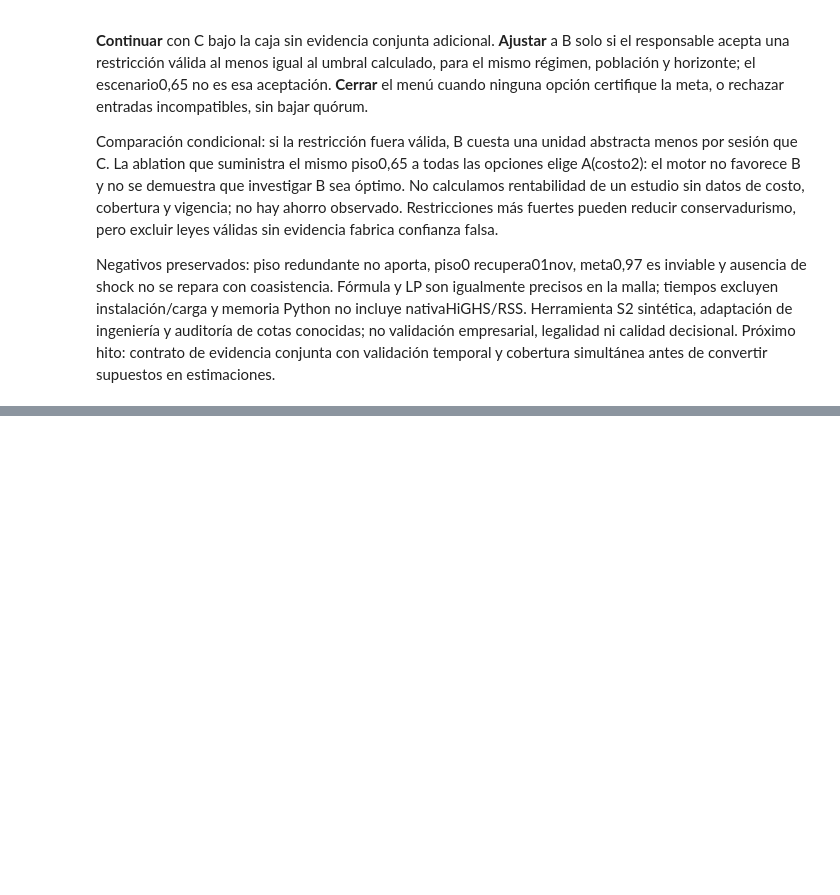
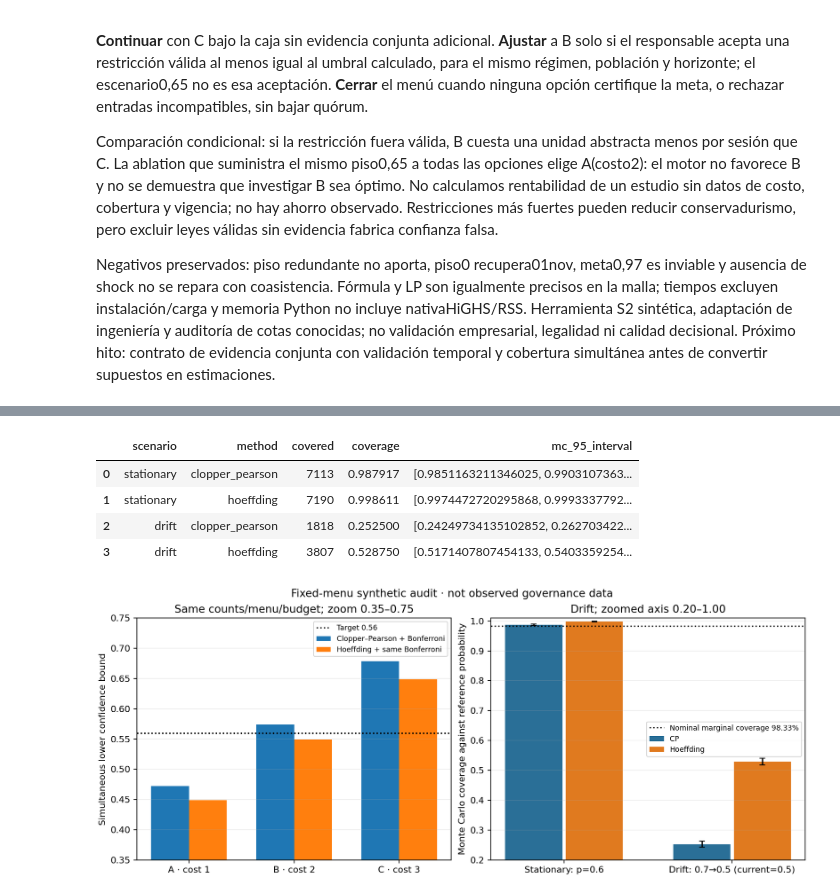
Before and after one commit to Jose85100/Portafolio, a Jupyter notebook: 06-strategy-innovation-and-leadership/21-executive-governance-board-decisions/quorum-common-cause-gate/notebook.ipynb, the cells around one changed output, grey strips where cells are left out. Drawn from its saved outputs; the diff is of its cells as text; code cells hidden in the pictures; blank space fills up the shorter version.

```diff
--- a/06-strategy-innovation-and-leadership/21-executive-governance-board-decisions/quorum-common-cause-gate/notebook.ipynb
+++ b/06-strategy-innovation-and-leadership/21-executive-governance-board-decisions/quorum-common-cause-gate/notebook.ipynb
@@ -479,0 +557,13 @@ Negativos preservados: piso redundante no aporta, piso0 recupera01nov, meta0,97
+# %%
+mc = json.loads(open('results/coattendance_summary.json').read())['monte_carlo']
+display(pd.DataFrame([{ 'scenario': s, 'method': method, **values }
+                       for s, group in mc.items() for method, values in group.items()
+                       if method in ('clopper_pearson','hoeffding')]))
+display(Image(filename='results/coattendance_gate.png'))
+# %% [output]
+|  | scenario | method | covered | coverage | mc_95_interval |
+| 0 | stationary | clopper_pearson | 7113 | 0.987917 | [0.9851163211346025, 0.9903107363... |
+| 1 | stationary | hoeffding | 7190 | 0.998611 | [0.9974472720295868, 0.9993337792... |
+| 2 | drift | clopper_pearson | 1818 | 0.252500 | [0.24249734135102852, 0.262703422... |
+| 3 | drift | hoeffding | 3807 | 0.528750 | [0.5171407807454133, 0.5403359254... |
+[figure, added]
```
Also changed, not shown: parts of 14 cells of this notebook, 35 other files.
